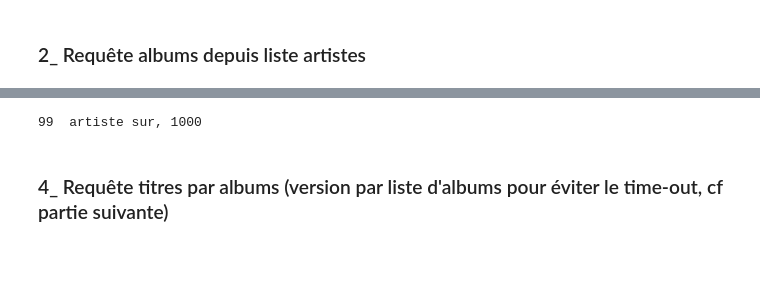
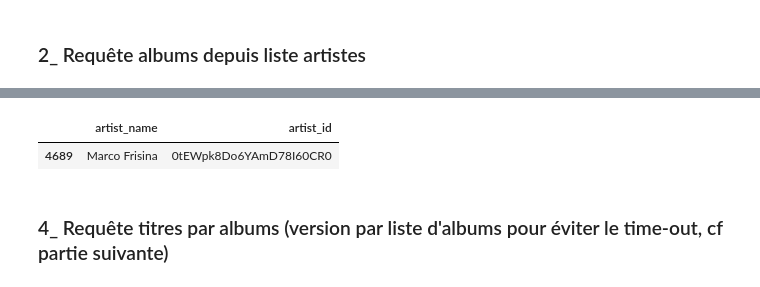
Before and after one commit to Yann-ML/PROJET_3_WCS, a Jupyter notebook: yann_spotify_api.ipynb, the cells around one changed output, grey strips where cells are left out. Cells and saved outputs as stored; diff of their text form; code cells hidden in the pictures; blank space fills up the shorter version.

```diff
--- a/yann_spotify_api.ipynb
+++ b/yann_spotify_api.ipynb
@@ -255,7 +238,10 @@ df
-# %%
-df = search_infos_artist(data.head(100))
-# %% [output]
-99  artiste sur, 1000
+# %%
+data2 = pd.read_csv('df_list_artist_p2.csv')
+# %%
+data2[data2['artist_name'] == 'Marco Frisina']
+# %% [output]
+|  | artist_name | artist_id |
+| 4689 | Marco Frisina | 0tEWpk8Do6YAmD78I60CR0 |
 # %% [markdown]
 ### 4_ Requête titres par albums (version par liste d'albums pour éviter le time-out, cf partie suivante)
 # %%
```
Also changed, not shown: parts of 29 cells of this notebook, 2 other files.
